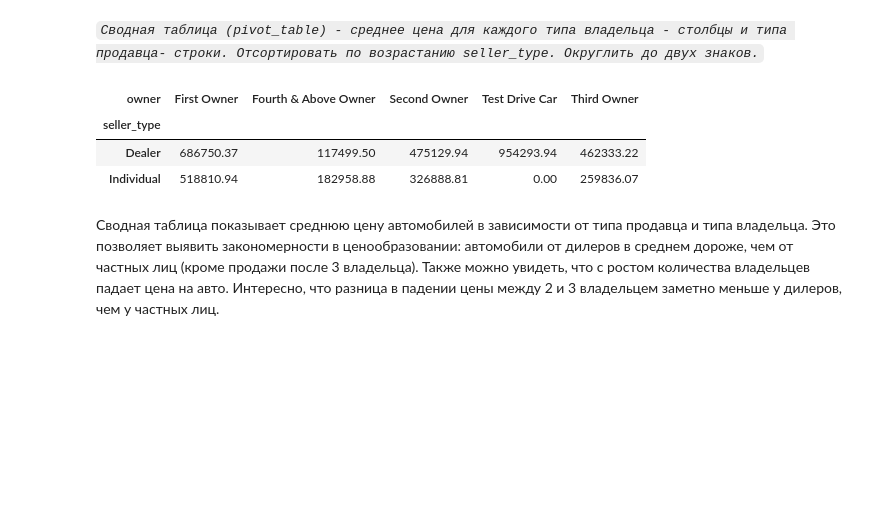
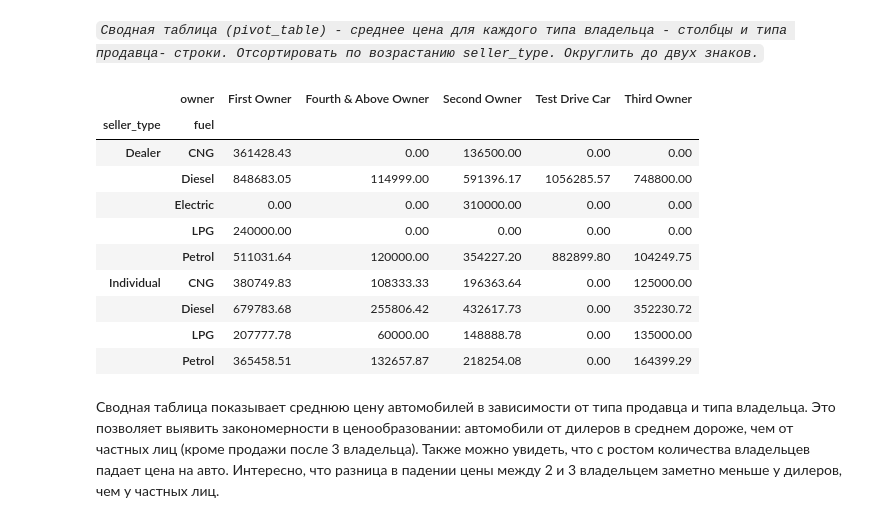
Before and after one commit to thatusualguy/DA-Intro, a Jupyter notebook: lab1/ЛР1_Рыбаков_9.ipynb, the cells around one changed output. Saved outputs shown, nothing was run; the diff lists cells and outputs as text; code cells hidden in the pictures; blank space fills up the shorter version.

```diff
--- a/lab1/ЛР1_Рыбаков_9.ipynb
+++ b/lab1/ЛР1_Рыбаков_9.ipynb
@@ -409,12 +408,20 @@ df.pivot_table(index='year', values='price', aggfunc='mean').round(3).sort_value
 владельца - столбцы и типа продавца- строки. Отсортировать по возрастанию
 seller_type. Округлить до двух знаков.`*
 # %%
-df.pivot_table(index='seller_type', columns='owner', values='price', aggfunc='mean', fill_value=0).round(2).sort_values(by='seller_type', ascending=True)
+df.pivot_table(index=['seller_type','fuel'], columns='owner', values='price',
+               aggfunc='mean', fill_value=0)    .round(2)    . sort_values(by='seller_type', ascending=True)
 # %% [output]
-| owner | First Owner | Fourth & Above Owner | Second Owner | Test Drive Car | Third Owner |
-| seller_type |  |  |  |  |  |
-| Dealer | 686750.37 | 117499.50 | 475129.94 | 954293.94 | 462333.22 |
-| Individual | 518810.94 | 182958.88 | 326888.81 | 0.00 | 259836.07 |
+|  | owner | First Owner | Fourth & Above Owner | Second Owner | Test Drive Car | Third Owner |
+| seller_type | fuel |  |  |  |  |  |
+| Dealer | CNG | 361428.43 | 0.00 | 136500.00 | 0.00 | 0.00 |
+|  | Diesel | 848683.05 | 114999.00 | 591396.17 | 1056285.57 | 748800.00 |
+|  | Electric | 0.00 | 0.00 | 310000.00 | 0.00 | 0.00 |
+|  | LPG | 240000.00 | 0.00 | 0.00 | 0.00 | 0.00 |
+|  | Petrol | 511031.64 | 120000.00 | 354227.20 | 882899.80 | 104249.75 |
+| Individual | CNG | 380749.83 | 108333.33 | 196363.64 | 0.00 | 125000.00 |
+|  | Diesel | 679783.68 | 255806.42 | 432617.73 | 0.00 | 352230.72 |
+|  | LPG | 207777.78 | 60000.00 | 148888.78 | 0.00 | 135000.00 |
+|  | Petrol | 365458.51 | 132657.87 | 218254.08 | 0.00 | 164399.29 |
 # %% [markdown]
 Сводная таблица показывает среднюю цену автомобилей в зависимости от типа продавца и типа владельца. Это позволяет выявить закономерности в ценообразовании: автомобили от дилеров в среднем дороже, чем от частных лиц  (кроме продажи после 3 владельца). Также можно увидеть, что с ростом количества владельцев падает цена на авто. Интересно, что разница в падении цены между 2 и 3 владельцем заметно меньше у дилеров, чем у частных лиц.
 # %% [markdown]
```
Also changed, not shown: parts of 29 cells of this notebook.
